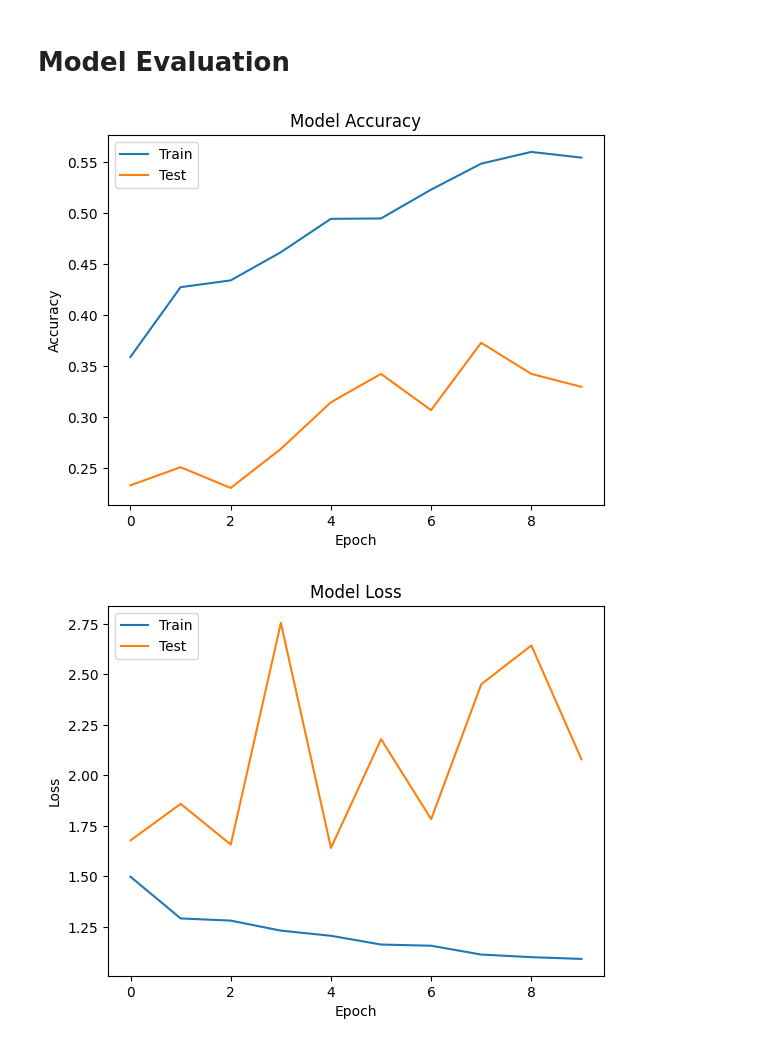
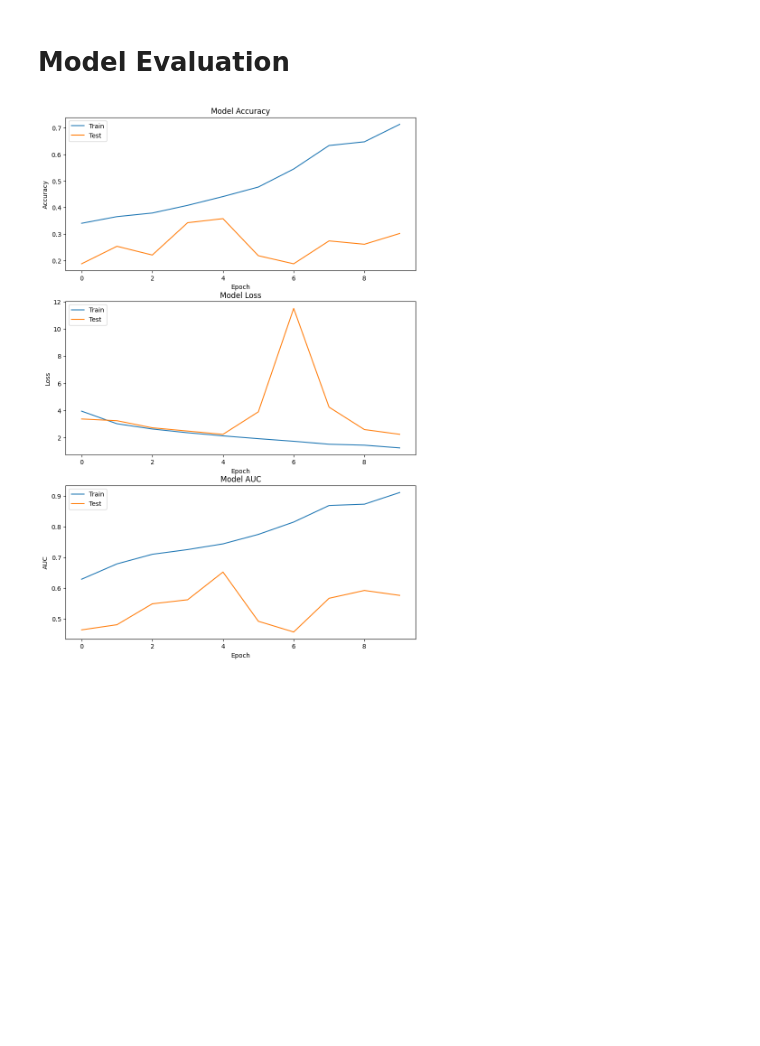
Before and after one commit to adisve/brain-tumor-classifier, a Jupyter notebook: main.ipynb, the cells around one changed output. Cells and saved outputs as stored; diff of their text form; code cells hidden in the pictures; blank space fills up the shorter version.

```diff
--- a/main.ipynb
+++ b/main.ipynb
@@ -87,13 +93,12 @@ early_stopping = EarlyStopping(monitor='val_auc', patience=3, mode='max', restor
 # %% [markdown]
 # Training the Model
 # %%
-history = model.fit(
+model.fit(
     train_generator,
-    steps_per_epoch=len(train_generator),
     epochs=10,
     validation_data=test_generator,
-    validation_steps=len(test_generator),
-    callbacks=[early_stopping]
+    callbacks=callbacks,
+    shuffle=True
 )
 # %% [output]
 Epoch 1/10
@@ -100,25 +118,43 @@ Epoch 1/10
 # %% [markdown]
 # Model Evaluation
-# %%
-import matplotlib.pyplot as plt
-
-# Plotting accuracy
-plt.plot(history.history['accuracy'])
-plt.plot(history.history['val_accuracy'])
-plt.title('Model Accuracy')
-plt.ylabel('Accuracy')
-plt.xlabel('Epoch')
-plt.legend(['Train', 'Test'], loc='upper left')
-plt.show()
-
-# Plotting loss
-plt.plot(history.history['loss'])
-plt.plot(history.history['val_loss'])
-plt.title('Model Loss')
-plt.ylabel('Loss')
-plt.xlabel('Epoch')
-plt.legend(['Train', 'Test'], loc='upper left')
-plt.show()
-# %% [output]
-[figure, removed]
-[figure, removed]
+# %%
+import matplotlib.pyplot as plt
+
+fig, axs = plt.subplots(3, 1, figsize=(10, 15))
+
+points = {
+    'accuracy': history.history['accuracy'],
+    'val_accuracy': history.history['val_accuracy'],
+    'loss': history.history['loss'],
+    'val_loss': history.history['val_loss'],
+    'AUC': history.history['auc'],
+    'val_AUC': history.history['val_auc'],
+}
+
+# Plotting accuracy
+axs[0].plot(points['accuracy'])
+axs[0].plot(points['val_accuracy'])
+axs[0].set_title('Model Accuracy')
+axs[0].set_ylabel('Accuracy')
+axs[0].set_xlabel('Epoch')
+axs[0].legend(['Train', 'Test'], loc='upper left')
+
+# Plotting loss
+axs[1].plot(points['loss'])
+axs[1].plot(points['val_loss'])
+axs[1].set_title('Model Loss')
+axs[1].set_ylabel('Loss')
+axs[1].set_xlabel('Epoch')
+axs[1].legend(['Train', 'Test'], loc='upper left')
+
+# Plotting AUC
+axs[2].plot(points['AUC'])
+axs[2].plot(points['val_AUC'])
+axs[2].set_title('Model AUC')
+axs[2].set_ylabel('AUC')
+axs[2].set_xlabel('Epoch')
+axs[2].legend(['Train', 'Test'], loc='upper left')
+
+plt.show()
+# %% [output]
+[figure, added]
```
Also changed, not shown: parts of 6 cells of this notebook, 1 other file.
